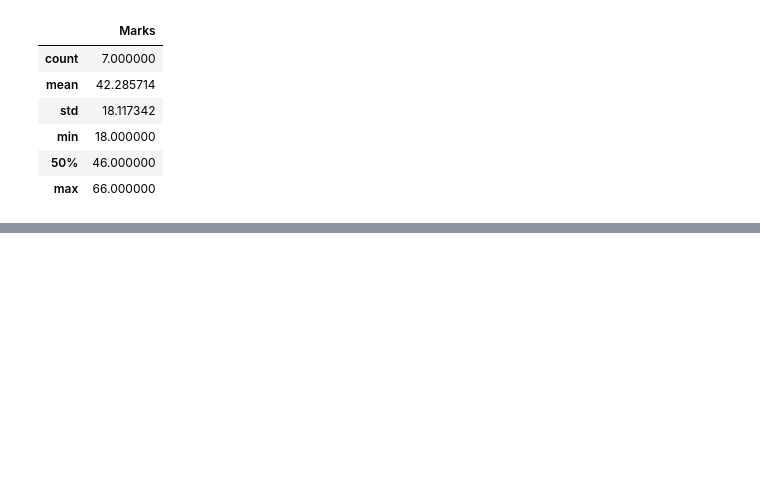
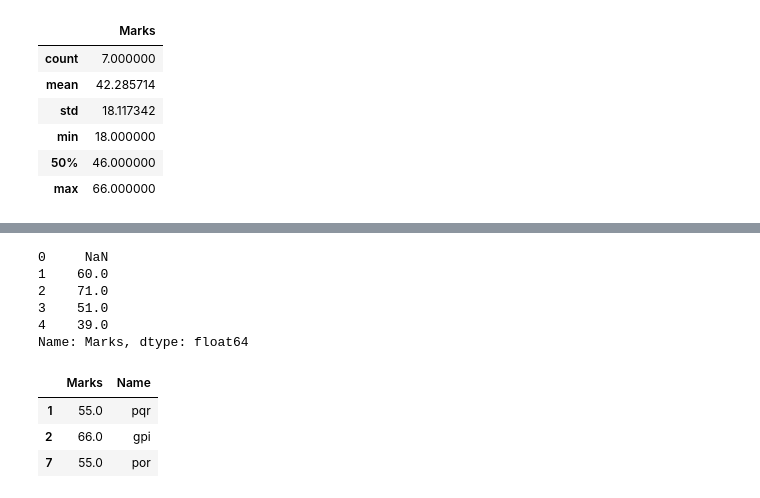
Before and after one commit to varadmahatme/Advanced-machine-learning-deep-learning, a Jupyter notebook: AMLDL1.ipynb, the cells around one changed output, grey strips where cells are left out. Drawn from its saved outputs; the diff is of its cells as text; code cells hidden in the pictures; blank space fills up the shorter version.

```diff
--- a/AMLDL1.ipynb
+++ b/AMLDL1.ipynb
@@ -829,3 +829,7 @@ df.describe('')
 | min | 18.000000 |
 | 50% | 46.000000 |
 | max | 66.000000 |
+# %%
+# selection of data from dataframe
+df_2=df[df['Marks']>50]
+print(df_2)
@@ -831,0 +858,16 @@ df.describe('')
+# %%
+df_3.head()
+# %% [output]
+0     NaN
+1    60.0
+2    71.0
+3    51.0
+4    39.0
+Name: Marks, dtype: float64
+# %%
+df_2 #previous index remains
+# %% [output]
+|  | Marks | Name |
+| 1 | 55.0 | pqr |
+| 2 | 66.0 | gpi |
+| 7 | 55.0 | por |
```
Also changed, not shown: parts of 4 cells of this notebook.
